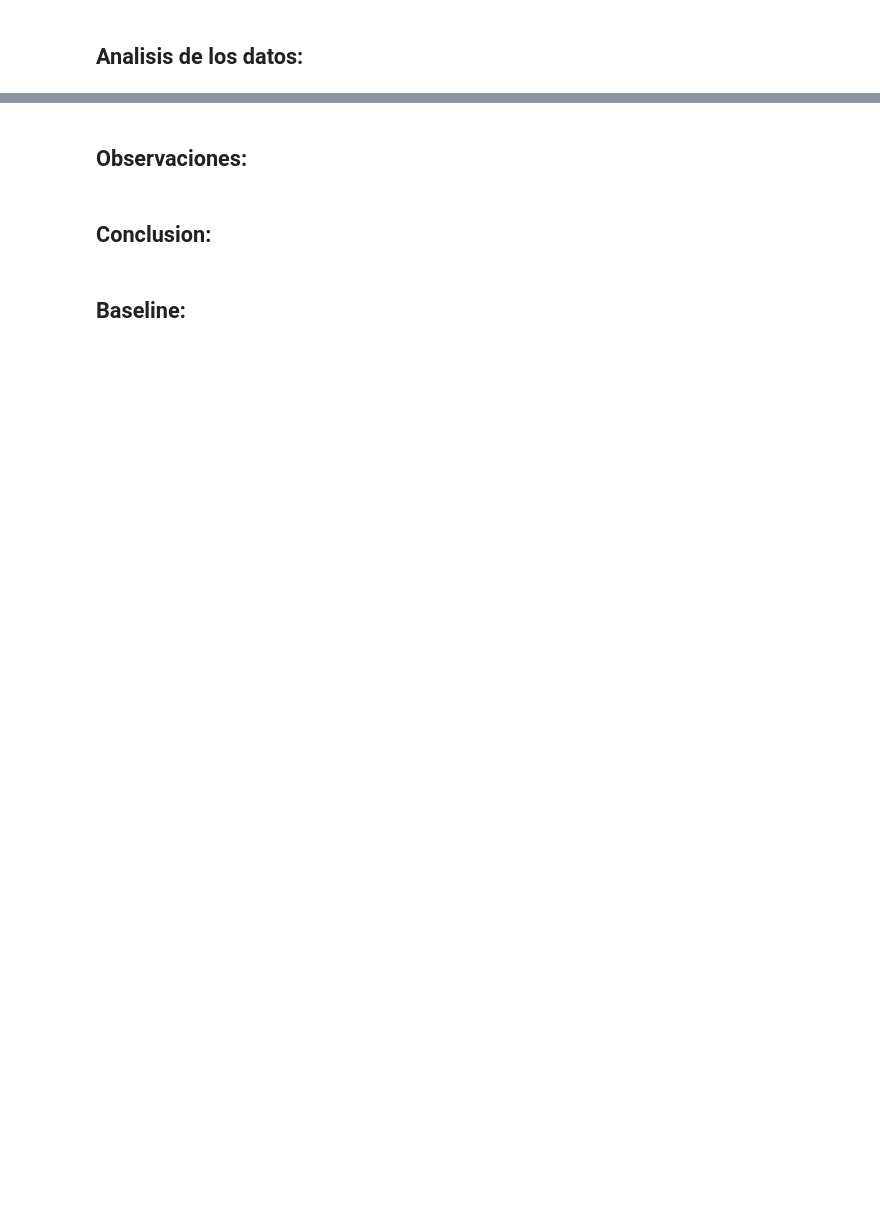
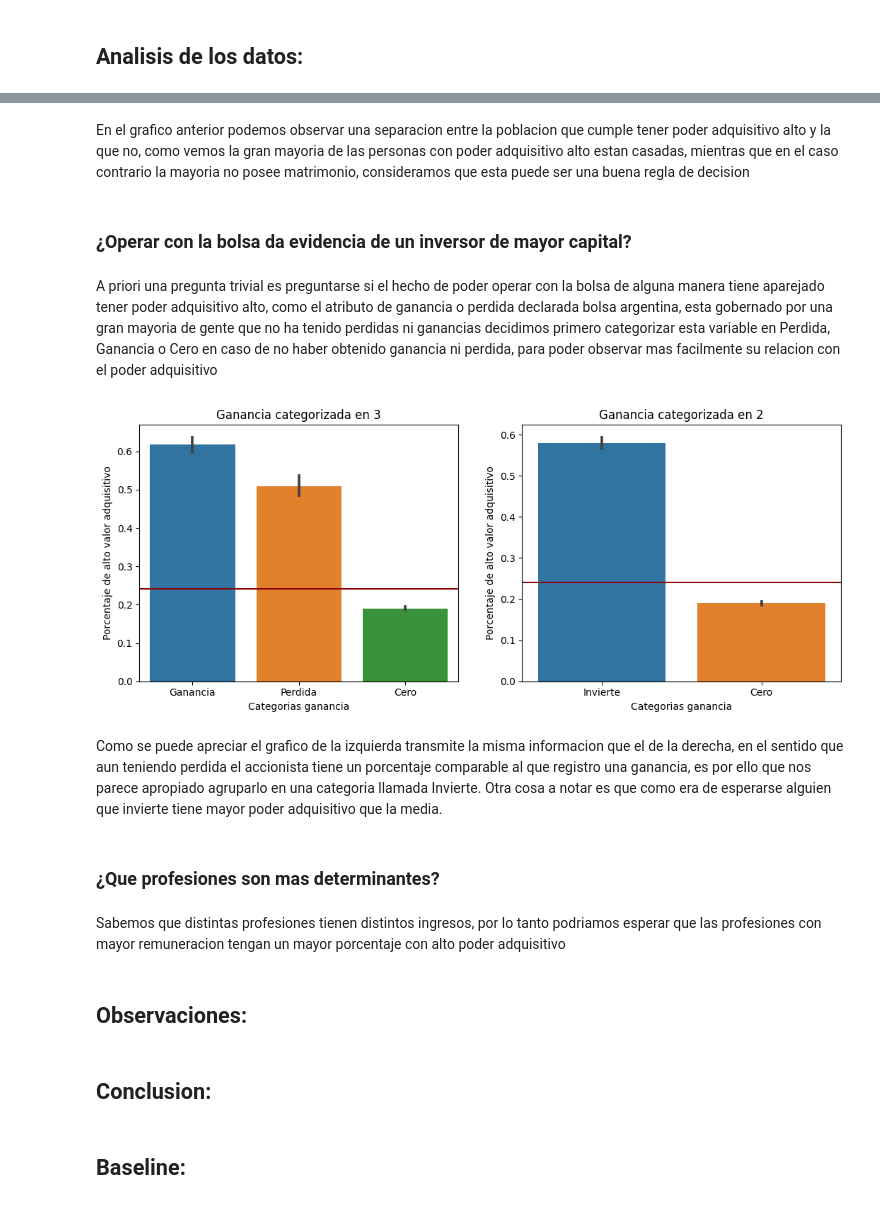
Before and after one commit to SantiValdezUlzurrun/TP-2021-1C-Organizacion-de-datos, a Jupyter notebook: INFORME.ipynb, the cells around one changed output, grey strips where cells are left out. Saved outputs shown, nothing was run; the diff lists cells and outputs as text; code cells hidden in the pictures; blank space fills up the shorter version.

```diff
--- a/INFORME.ipynb
+++ b/INFORME.ipynb
@@ -199,3 +318,51 @@ df['estado_marital'] = df['estado_marital'].apply(lambda x: 'matrimonio' if x ==
+# %% [markdown]
+En el grafico anterior podemos observar una separacion entre la poblacion que cumple tener poder adquisitivo alto y la que no, como vemos la gran mayoria de las personas con poder adquisitivo alto estan casadas, mientras que en el caso contrario la mayoria no posee matrimonio, consideramos que esta puede ser una buena regla de decision
+# %% [markdown]
+### ¿Operar con la bolsa da evidencia de un inversor de mayor capital?
+# %% [markdown]
+A priori una pregunta trivial es preguntarse si el hecho de poder operar con la bolsa de alguna manera tiene aparejado tener poder adquisitivo alto, como el atributo de ganancia o perdida declarada bolsa argentina, esta gobernado por una gran mayoria de gente que no ha tenido perdidas ni ganancias decidimos primero categorizar esta variable en Perdida, Ganancia o Cero en caso de no haber obtenido ganancia ni perdida, para poder observar mas facilmente su relacion con el poder adquisitivo
+# %%
+def categorizar_ganancia(df, categorizar_por):
+    df_cat = df[['ganancia_perdida_declarada_bolsa_argentina','tiene_alto_valor_adquisitivo']].copy()
+    df_cat['ganancia'] = df_cat['ganancia_perdida_declarada_bolsa_argentina'].apply(categorizar_por)
+    df_cat['ganancia'].value_counts()
+    indices_cat = df_cat.groupby('ganancia')['tiene_alto_valor_adquisitivo'].aggregate(lambda x: np.mean(x))
+    return (df_cat, indices_cat)
+
+df_gan_3_cat, indices_3_cat = categorizar_ganancia(df,lambda gan: 'Cero' if gan == 0 else ('Perdida' if gan < 0 else 'Ganancia'))
+df_gan_2_cat, indices_2_cat = categorizar_ganancia(df,lambda gan: 'Cero' if gan == 0 else 'Invierte')
+
+fig, axes = plt.subplots(nrows=1, ncols=2, figsize=[6.4 * 2, 4.8], dpi=100)
+
+sns.barplot(
+    data=df_gan_3_cat,
+    x='ganancia',
+    y='tiene_alto_valor_adquisitivo',
+    order= indices_3_cat.sort_values(ascending=False).index,
+    ax=axes[0])
+axes[0].set(title="Ganancia categorizada en 3",xlabel="Categorias ganancia",ylabel="Porcentaje de alto valor adquisitivo")
+axes[0].axhline(prom, color="darkred", label="Promedio de personas con alto VA")
+
+sns.barplot(
+    data=df_gan_2_cat,
+    x='ganancia',
+    y='tiene_alto_valor_adquisitivo',
+    order= indices_2_cat.sort_values(ascending=False).index,
+    ax=axes[1])
+
+axes[1].set(title="Ganancia categorizada en 2",xlabel="Categorias ganancia",ylabel="Porcentaje de alto valor adquisitivo")
+axes[1].axhline(prom, color="darkred", label="Promedio de personas con alto VA")
+
+prom = df['tiene_alto_valor_adquisitivo'].mean()
+plt.show()
+# %% [output]
+[figure, added]
+# %% [markdown]
+Como se puede apreciar el grafico de la izquierda transmite la misma informacion que el de la derecha, en el sentido que aun teniendo perdida el accionista tiene un porcentaje comparable al que registro una ganancia, es por ello que nos parece apropiado agruparlo en una categoria llamada Invierte. Otra cosa a notar es que como era de esperarse alguien que invierte tiene mayor poder adquisitivo que la media.
+# %% [markdown]
+### ¿Que profesiones son mas determinantes?
+# %% [markdown]
+Sabemos que distintas profesiones tienen distintos ingresos, por lo tanto podriamos esperar que las profesiones con mayor remuneracion tengan un mayor porcentaje con alto poder adquisitivo
 # %% [markdown]
 ## Observaciones:
 # %% [markdown]
```
Also changed, not shown: parts of 22 cells of this notebook, 4 other files.
